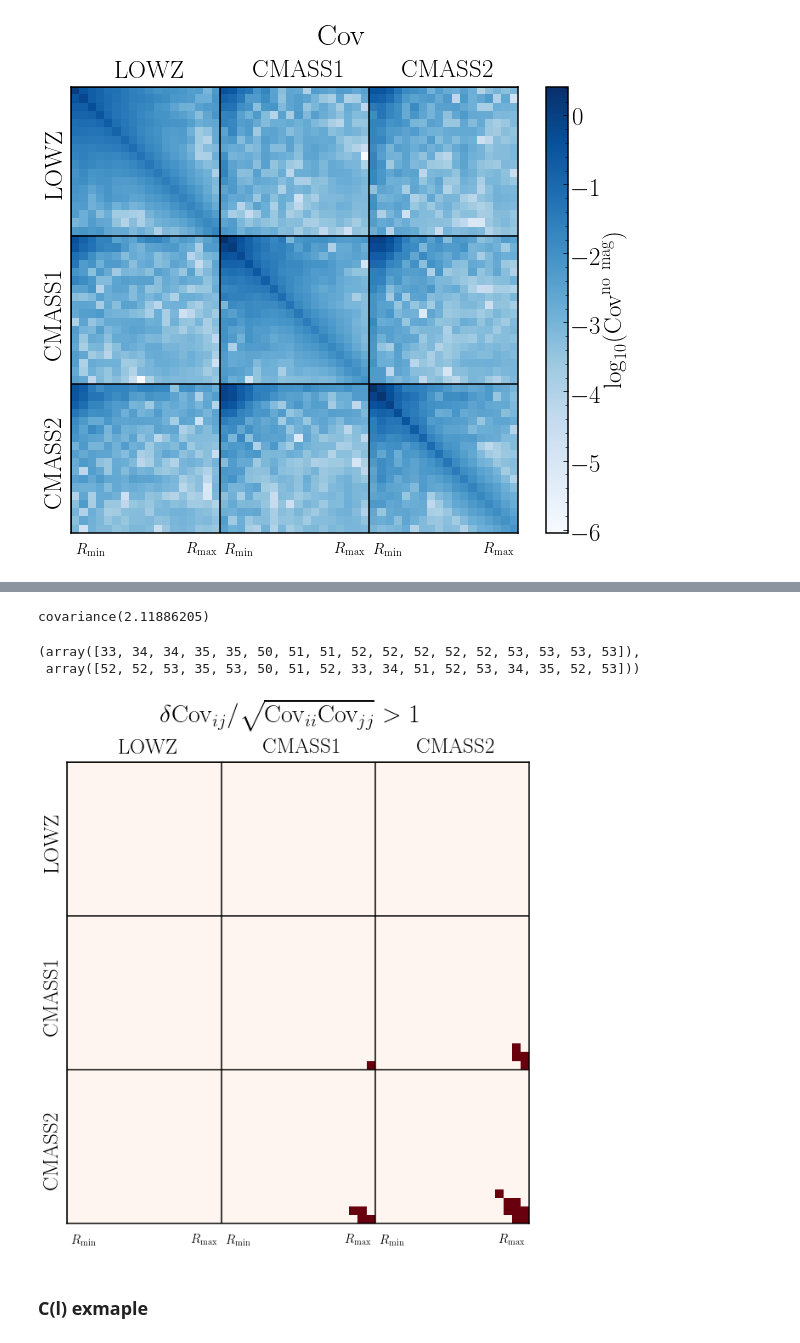
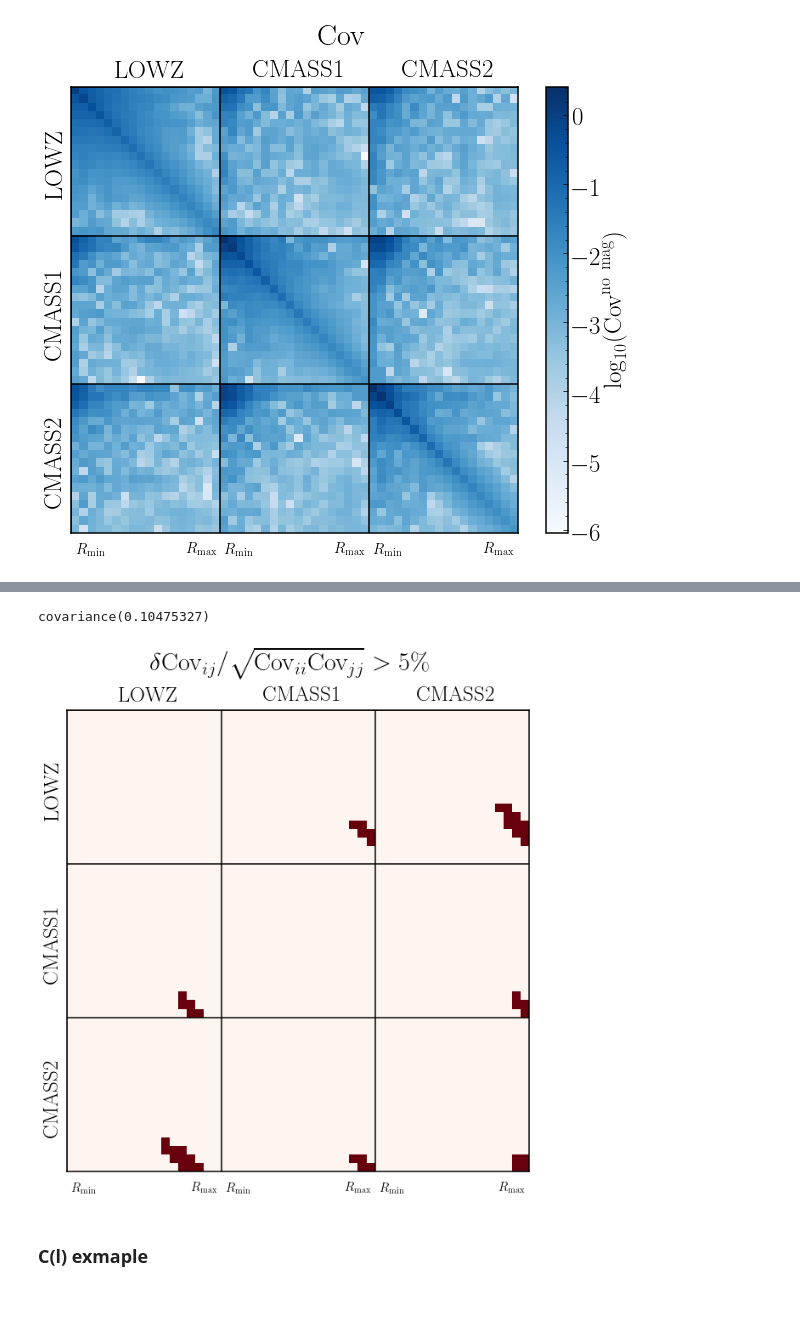
Before and after one commit to git-sunao/magnificaioneff_covariance, a Jupyter notebook: magnificationbias_covariance.ipynb, the cells around one changed output, grey strips where cells are left out. Drawn from its saved outputs; the diff is of its cells as text; code cells hidden in the pictures; blank space fills up the shorter version.

```diff
--- a/magnificationbias_covariance.ipynb
+++ b/magnificationbias_covariance.ipynb
@@ -127,6 +127,6 @@ Wall time: 2min 36s
 # %%
-# get matrix index where magnification effect covariance is larger than original cov by factor 50
-index_large = np.where(abs(dcov/cov_lens) > 50)
+# get matrix index where magnification effect covariance is larger than original cov by factor 10
+index_large = np.where(abs(dcov/cov_lens) > 10)
 print(len(index_large[0]))
 print(index_large)
 # %% [output]
@@ -406,35 +390,30 @@ for i in range(n):
 # %%
 np.max(dr)
 # %% [output]
-covariance(2.11886205)
+covariance(0.10475327)
-# %%
-np.where(dr>1)
-# %% [output]
-(array([33, 34, 34, 35, 35, 50, 51, 51, 52, 52, 52, 52, 52, 53, 53, 53, 53]),
- array([52, 52, 53, 35, 53, 50, 51, 52, 33, 34, 51, 52, 53, 34, 35, 52, 53]))
 # %%
 compara = np.zeros(dr.shape)
-sel = dr > 1.0
+sel = dr > 0.05
 compara[sel] = 1
 # %%
 fig, ax = plt.subplots(figsize=(10,10))
-fig.suptitle(r'$\delta{\rm Cov}_{ij}/\sqrt{{\rm Cov}_{ii}{\rm Cov}_{jj}} > 1$', y=0.98)
+fig.suptitle(r'$\delta{\rm Cov}_{ij}/\sqrt{{\rm Cov}_{ii}{\rm Cov}_{jj}} > 5\%$', y=0.98)
 im = ax.imshow(compara, cmap='Reds')
 for i in range(n):
     ax.axhline(i*nr-0.5, color='k')
     ax.axvline(i*nr-0.5, color='k')
 plt.setp(ax.get_xticklabels(), visible=False)
 plt.setp(ax.get_yticklabels(), visible=False)
 ax.tick_params(axis='both', which='minor', length=0)
 ax.tick_params(axis='both', which='major', length=0)
 for i in range(n):
     ax.text((i+0.5)*nr, -1, samples[i], ha="center", va="bottom")
     ax.text(-1, (i+0.5)*nr, samples[i], ha="right", va="center", rotation=90)
 for i in range(n):
     ax.text(0 +i*nr    , nr*n+1, r'$R_{\rm min}$', ha='left' , va='top',fontsize=15)
     ax.text(nr+i*nr-1.0, nr*n+1, r'$R_{\rm max}$', ha='right', va='top',fontsize=15)
 # %% [output]
-[figure, old version]
+[figure, new version]
 # %% [markdown]
 ### C(l) exmaple
 # %%
```
Also changed, not shown: parts of 13 cells of this notebook, 1 other file.
